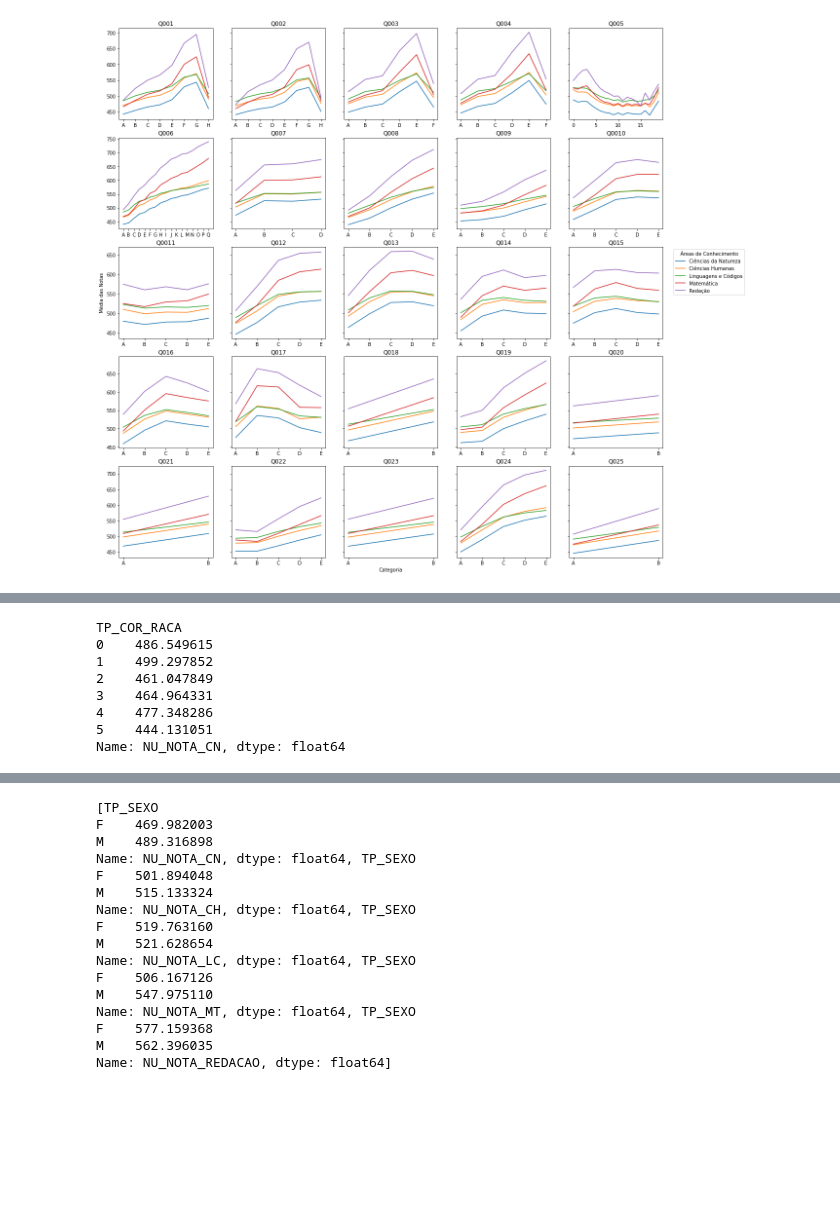
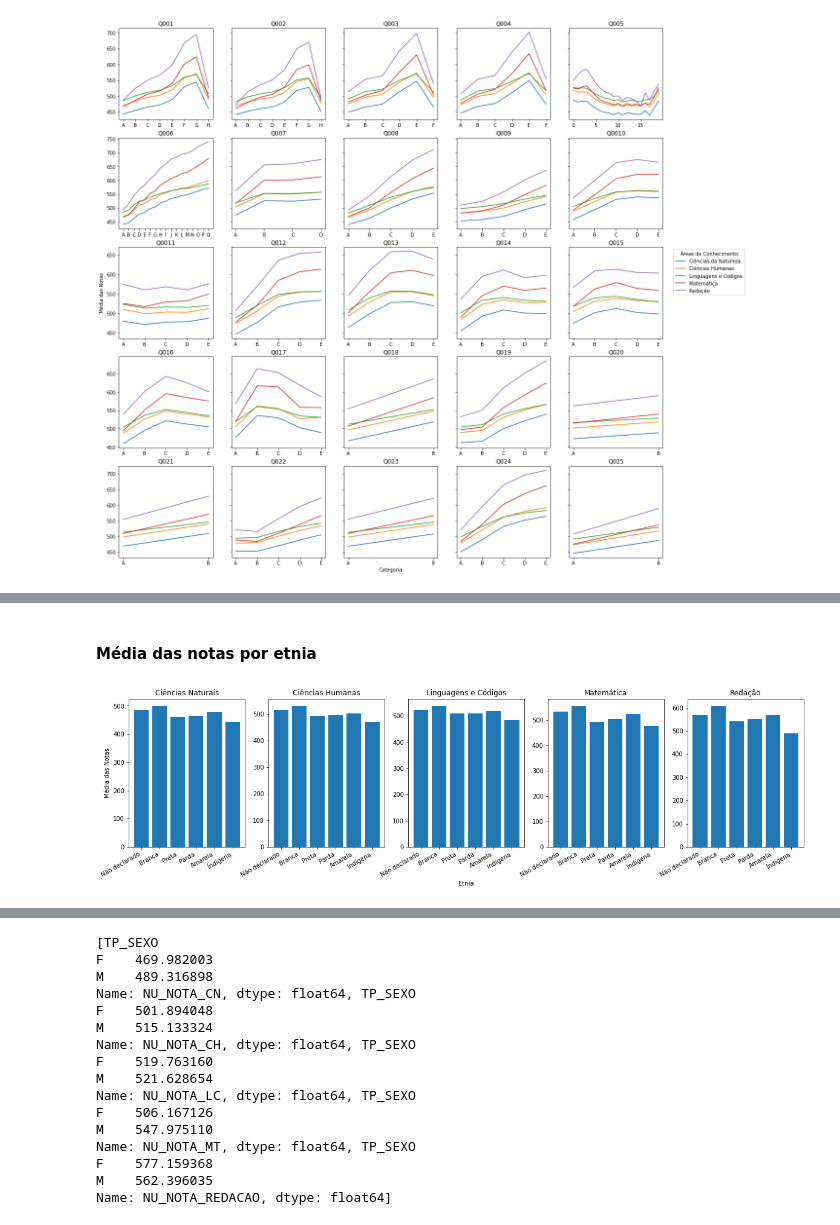
Before and after one commit to Bissiatti/Analise_dados_ENEM, a Jupyter notebook: Intro_Crisp_DM.ipynb, the cells around one changed output, grey strips where cells are left out. Drawn from its saved outputs; the diff is of its cells as text; code cells hidden in the pictures; blank space fills up the shorter version.

```diff
--- a/Intro_Crisp_DM.ipynb
+++ b/Intro_Crisp_DM.ipynb
@@ -784,3 +809,5 @@ Name: NU_NOTA_CN, Length: 82, dtype: float64
+# %% [markdown]
+#### Média das notas por etnia
 # %%
 etnia = [
     df.groupby('TP_COR_RACA').NU_NOTA_CN.mean().compute(),
@@ -789,14 +816,24 @@ etnia = [
     df.groupby('TP_COR_RACA').NU_NOTA_MT.mean().compute(),
     df.groupby('TP_COR_RACA').NU_NOTA_REDACAO.mean().compute()
 ]
-
-print(etnia[0])
-# %% [output]
-TP_COR_RACA
-0    486.549615
-1    499.297852
-2    461.047849
-3    464.964331
-4    477.348286
-5    444.131051
-Name: NU_NOTA_CN, dtype: float64
+# %%
+xlabel = ['Não declarado','Branca','Preta','Parda','Amarela','Indígena']
+title = ['Ciências Naturais','Ciências Humanas','Linguagens e Códigos','Matemática','Redação']
+
+fig, x = plt.subplots(nrows=1, ncols=5, figsize=(20,5))
+
+
+for i in range(5):
+    y = list()
+    for j in range(6):
+        y.append(etnia[i][j])
+    x[i].bar(xlabel,y)
+    x[i].set_title(title[i])
+
+
+x[2].set_xlabel("Etnia")
+x[0].set_ylabel("Média das Notas")
+plt.gcf().autofmt_xdate()
+plt.show()
+# %% [output]
+[figure, added]
```
Also changed, not shown: parts of 31 cells of this notebook.
